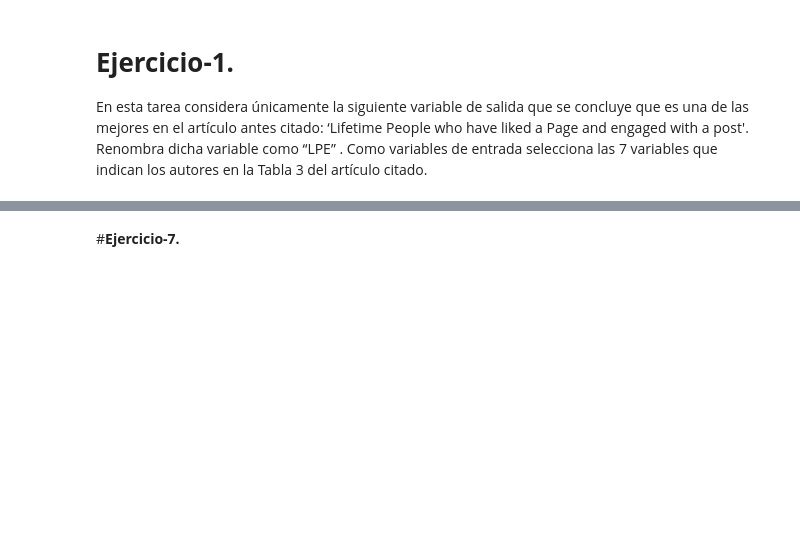
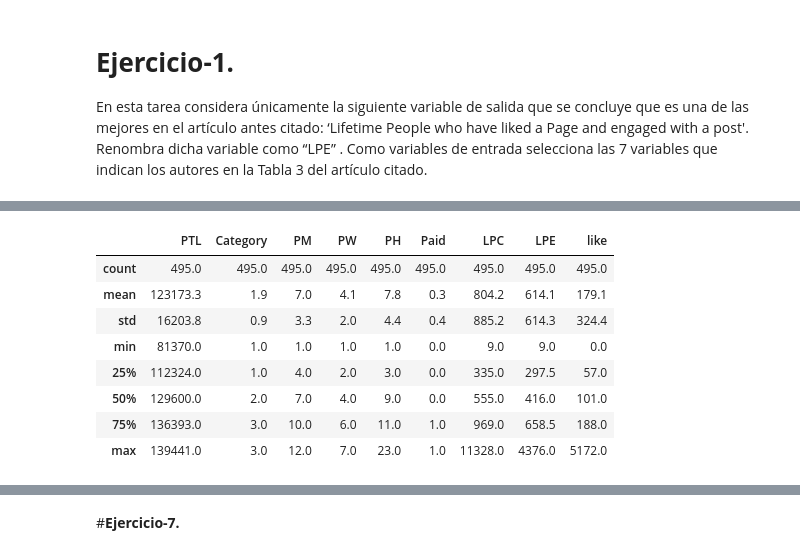
Before and after one commit to PosgradoMNA/iayaa-Equipo-55, a Jupyter notebook: Redneuronal_Equipo55.ipynb, the cells around one changed output, grey strips where cells are left out. Cells and saved outputs as stored; diff of their text form; code cells hidden in the pictures; blank space fills up the shorter version.

```diff
--- a/Redneuronal_Equipo55.ipynb
+++ b/Redneuronal_Equipo55.ipynb
@@ -86,0 +65,3 @@ None
+# %%
+dataset_fb = pd.read_csv('./Facebook_metrics/dataset_Facebook.csv',sep=';')
+dataset_fb.head()
@@ -86,0 +79,3 @@ None
+# %%
+dataset_fb = dataset_fb.dropna()
+dataset_fb.shape
@@ -86,0 +84,9 @@ None
+# %%
+dataset_articulo = dataset_fb.iloc[:,[0,1,2,3,4,5,6,10,14,16]].rename(columns = {'Lifetime People who have liked your Page and engaged with your post':'LPE'})
+dataset_articulo.rename(columns = {'Lifetime Post Consumers':'LPC'}, inplace = True)
+dataset_articulo.rename(columns = {'Page total likes':'PTL'}, inplace = True)
+dataset_articulo.rename(columns = {'Post Month':'PM'}, inplace = True)
+dataset_articulo.rename(columns = {'Post Weekday':'PW'}, inplace = True)
+dataset_articulo.rename(columns = {'Post Hour':'PH'}, inplace = True)
+dataset_articulo.Paid =  dataset_articulo.Paid.astype('int')
+dataset_articulo.head()
@@ -86,0 +160,12 @@ None
+# %%
+round(dataset_articulo.describe(),1)
+# %% [output]
+|  | PTL | Category | PM | PW | PH | Paid | LPC | LPE | like |
+| count | 495.0 | 495.0 | 495.0 | 495.0 | 495.0 | 495.0 | 495.0 | 495.0 | 495.0 |
+| mean | 123173.3 | 1.9 | 7.0 | 4.1 | 7.8 | 0.3 | 804.2 | 614.1 | 179.1 |
+| std | 16203.8 | 0.9 | 3.3 | 2.0 | 4.4 | 0.4 | 885.2 | 614.3 | 324.4 |
+| min | 81370.0 | 1.0 | 1.0 | 1.0 | 1.0 | 0.0 | 9.0 | 9.0 | 0.0 |
+| 25% | 112324.0 | 1.0 | 4.0 | 2.0 | 3.0 | 0.0 | 335.0 | 297.5 | 57.0 |
+| 50% | 129600.0 | 2.0 | 7.0 | 4.0 | 9.0 | 0.0 | 555.0 | 416.0 | 101.0 |
+| 75% | 136393.0 | 3.0 | 10.0 | 6.0 | 11.0 | 1.0 | 969.0 | 658.5 | 188.0 |
+| max | 139441.0 | 3.0 | 12.0 | 7.0 | 23.0 | 1.0 | 11328.0 | 4376.0 | 5172.0 |
```
Also changed, not shown: parts of 46 cells of this notebook.
